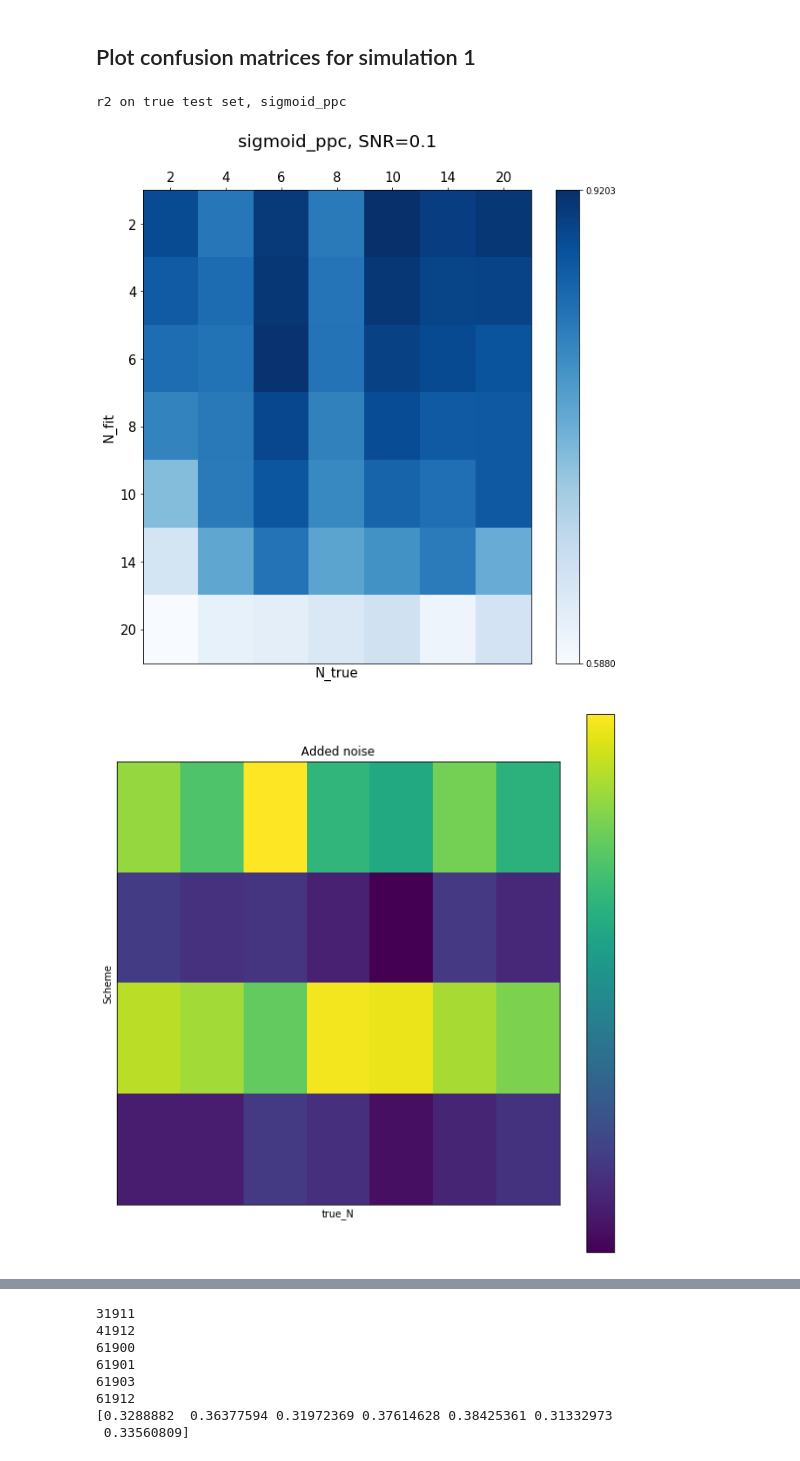
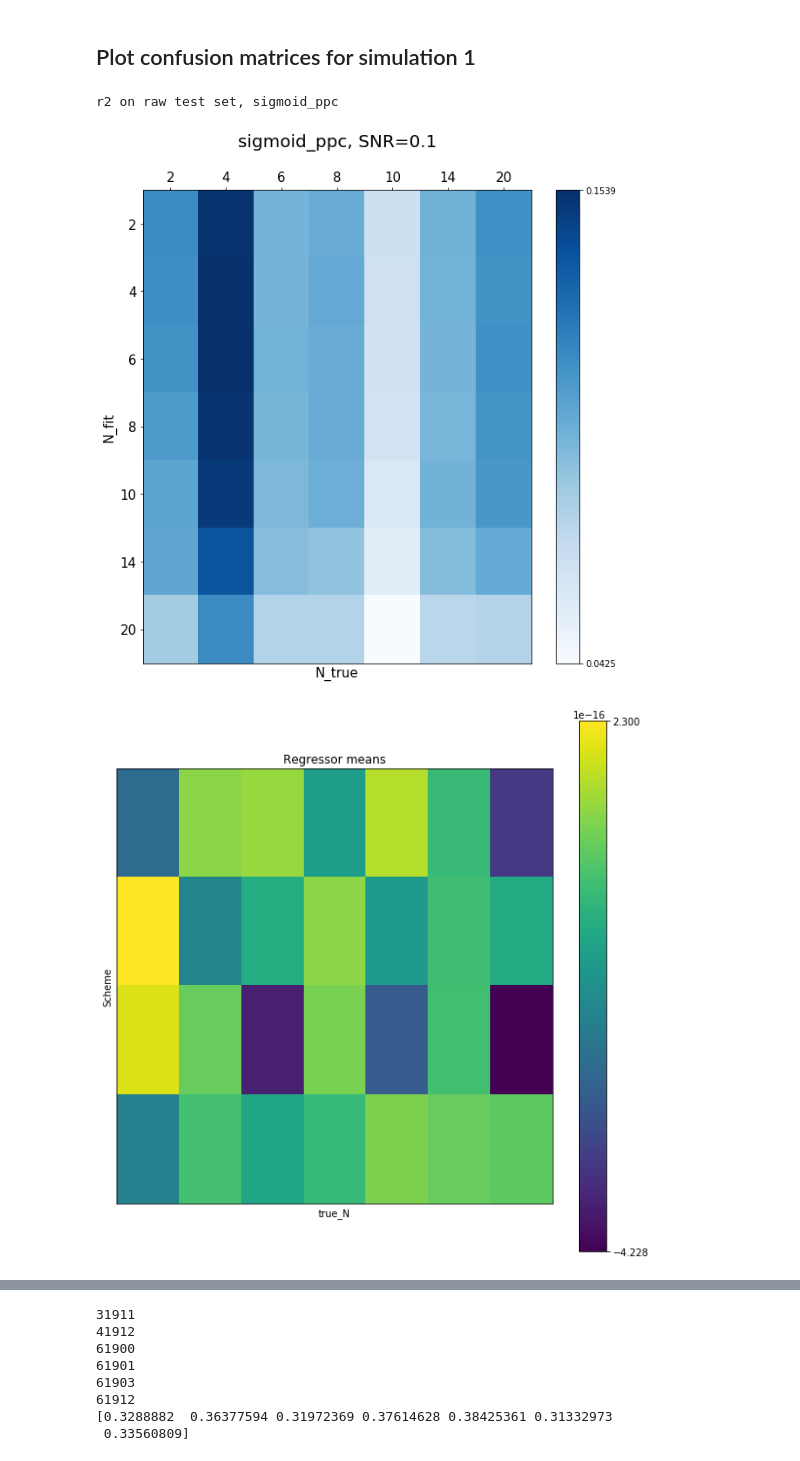
Before and after one commit to sebastiendemortain/neural-coding-of-probabilities, a Jupyter notebook: simulation_results.ipynb, the cells around one changed output, grey strips where cells are left out. Cells and saved outputs as stored; diff of their text form; code cells hidden in the pictures.

Commit message:
merged totally with visualization

```diff
--- a/simulation_results.ipynb
+++ b/simulation_results.ipynb
@@ -1179,7 +1184,7 @@ scheme = scheme_array[k_scheme]
 
 
 metric_name = 'r2'
-true_or_raw = 'true'
+true_or_raw = 'raw'
 train_or_test = 'test'
 exec("metric = %s_%s_%s_summary[k_scheme, k_fit_N, k_true_N]" % (metric_name, true_or_raw, train_or_test))
 
@@ -1243,38 +1248,51 @@ ax.set_xlabel('N_true', fontsize=fontsize)
 plt.title(scheme+', SNR='+str(snr), y=1.08, fontsize=20)
 cbar = fig.colorbar(heatmap, ticks=[np.min(data), np.max(data)])
 
+
+fig = plt.figure(figsize=(10,10))
+ax = fig.add_subplot(111)
+heatmap = ax.imshow(mean_over_X, extent=[0, 1, 0, 1])
+cbar = fig.colorbar(heatmap, ticks=[np.min(mean_over_X), np.max(mean_over_X)])
+
+# put the major ticks at the middle of each cell
+ax.set_xticks([])
+ax.set_yticks([])
+ax.set_title('Regressor means')
+ax.set_ylabel('Scheme')
+ax.set_xlabel('true_N')
+plt.show()
+
+
 fig = plt.figure(figsize=(10,10))
 ax = fig.add_subplot(111)
 heatmap = ax.imshow(noise_sd, extent=[0, 1, 0, 1])
-cbar = fig.colorbar(heatmap, ticks=[np.min(data), np.max(data)])
+cbar = fig.colorbar(heatmap, ticks=[np.min(noise_sd), np.max(noise_sd)])
 
 # put the major ticks at the middle of each cell
 ax.set_xticks([])
 ax.set_yticks([])
 ax.set_title('Added noise')
 ax.set_ylabel('Scheme')
 ax.set_xlabel('true_N')
 plt.show()
 
 fig = plt.figure(figsize=(10,10))
 ax = fig.add_subplot(111)
 heatmap = ax.imshow(y_without_noise_sd, extent=[0, 1, 0, 1])
 cbar = fig.colorbar(heatmap, ticks=[np.min(data), np.max(data)])
 
 # put the major ticks at the middle of each cell
 ax.set_xticks([])
 ax.set_yticks([])
 ax.set_title('y_without_noise_sd')
 ax.set_ylabel('Scheme')
 ax.set_xlabel('true_N')
 plt.show()
 
-print(y_sd)
-
 print(added_noise)
 fig.tight_layout()
 plt.show()
 # %% [output]
-r2 on true test set, sigmoid_ppc
+r2 on raw test set, sigmoid_ppc
-[figure, old version]
+[figure, new version]
-[figure, old version]
+[figure, new version]
```
Also changed, not shown: parts of 14 cells of this notebook, 1 other file.
